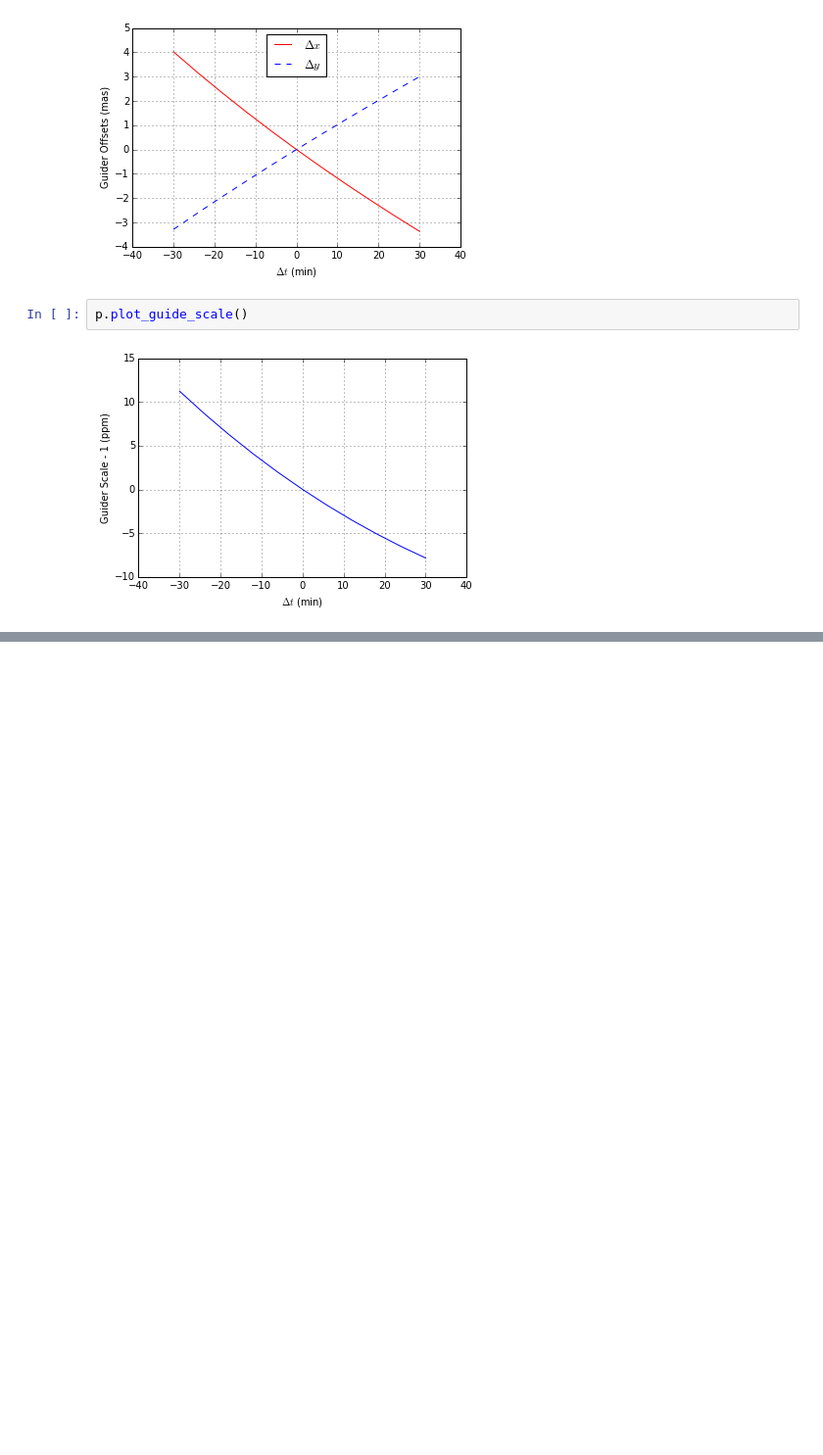
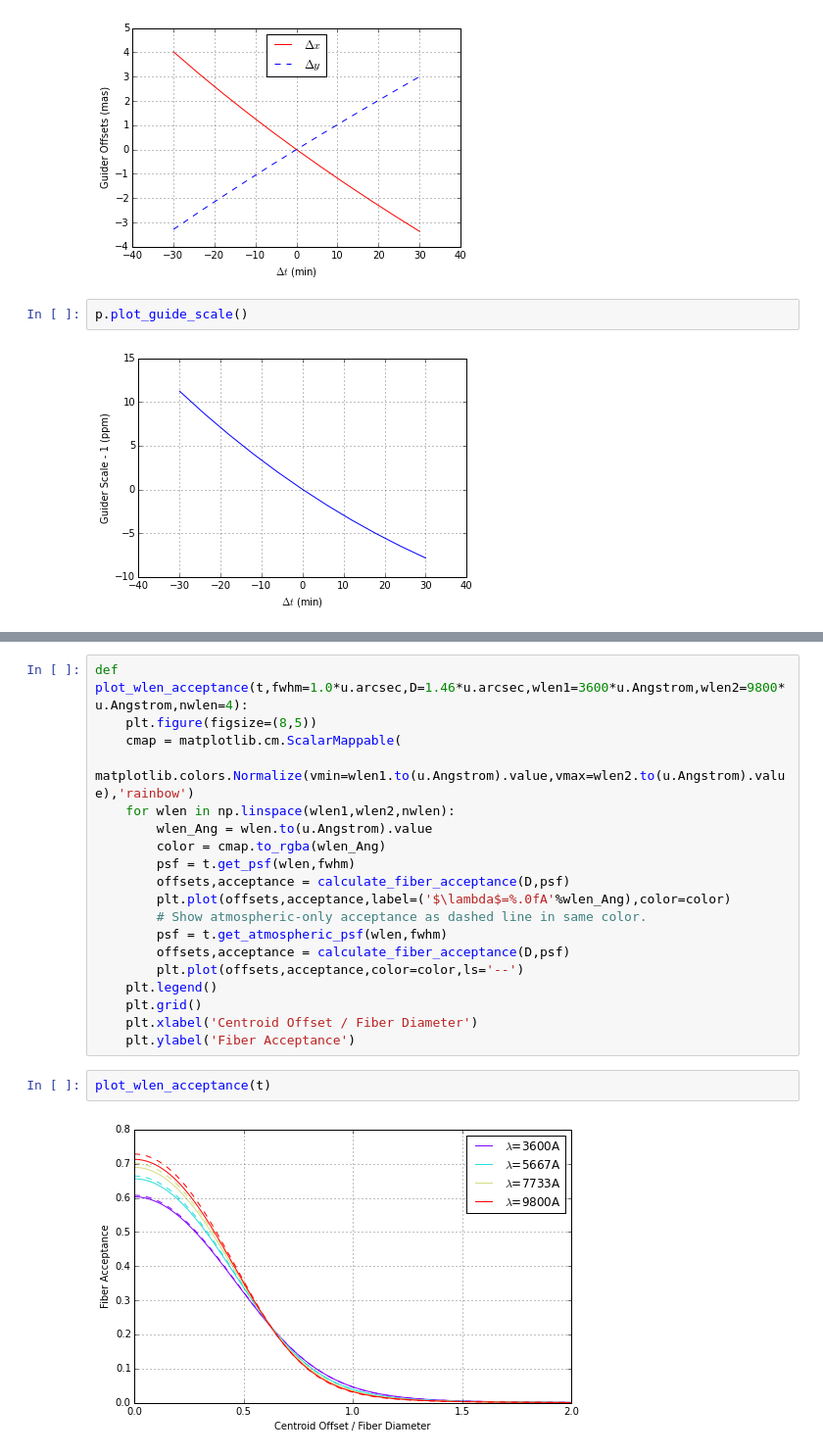
Before and after one commit to desihub/desietcproto, a Jupyter notebook: doc/nb/ETC Calculator.ipynb, the cells around one changed output, grey strips where cells are left out. Shown at 98% size. Saved outputs shown, nothing was run; the diff lists cells and outputs as text; blank space fills up the shorter version.

```diff
--- a/doc/nb/ETC Calculator.ipynb
+++ b/doc/nb/ETC Calculator.ipynb
@@ -286,0 +386,23 @@ p.plot_guide_scale()
+# %%
+def plot_wlen_acceptance(t,fwhm=1.0*u.arcsec,D=1.46*u.arcsec,wlen1=3600*u.Angstrom,wlen2=9800*u.Angstrom,nwlen=4):
+    plt.figure(figsize=(8,5))
+    cmap = matplotlib.cm.ScalarMappable(
+        matplotlib.colors.Normalize(vmin=wlen1.to(u.Angstrom).value,vmax=wlen2.to(u.Angstrom).value),'rainbow')
+    for wlen in np.linspace(wlen1,wlen2,nwlen):
+        wlen_Ang = wlen.to(u.Angstrom).value
+        color = cmap.to_rgba(wlen_Ang)
+        psf = t.get_psf(wlen,fwhm)
+        offsets,acceptance = calculate_fiber_acceptance(D,psf)
+        plt.plot(offsets,acceptance,label=('$\lambda$=%.0fA'%wlen_Ang),color=color)
+        # Show atmospheric-only acceptance as dashed line in same color.
+        psf = t.get_atmospheric_psf(wlen,fwhm)
+        offsets,acceptance = calculate_fiber_acceptance(D,psf)
+        plt.plot(offsets,acceptance,color=color,ls='--')
+    plt.legend()
+    plt.grid()
+    plt.xlabel('Centroid Offset / Fiber Diameter')
+    plt.ylabel('Fiber Acceptance')
+# %%
+plot_wlen_acceptance(t)
+# %% [output]
+[figure, added]
```
Also changed, not shown: parts of 9 cells of this notebook.
